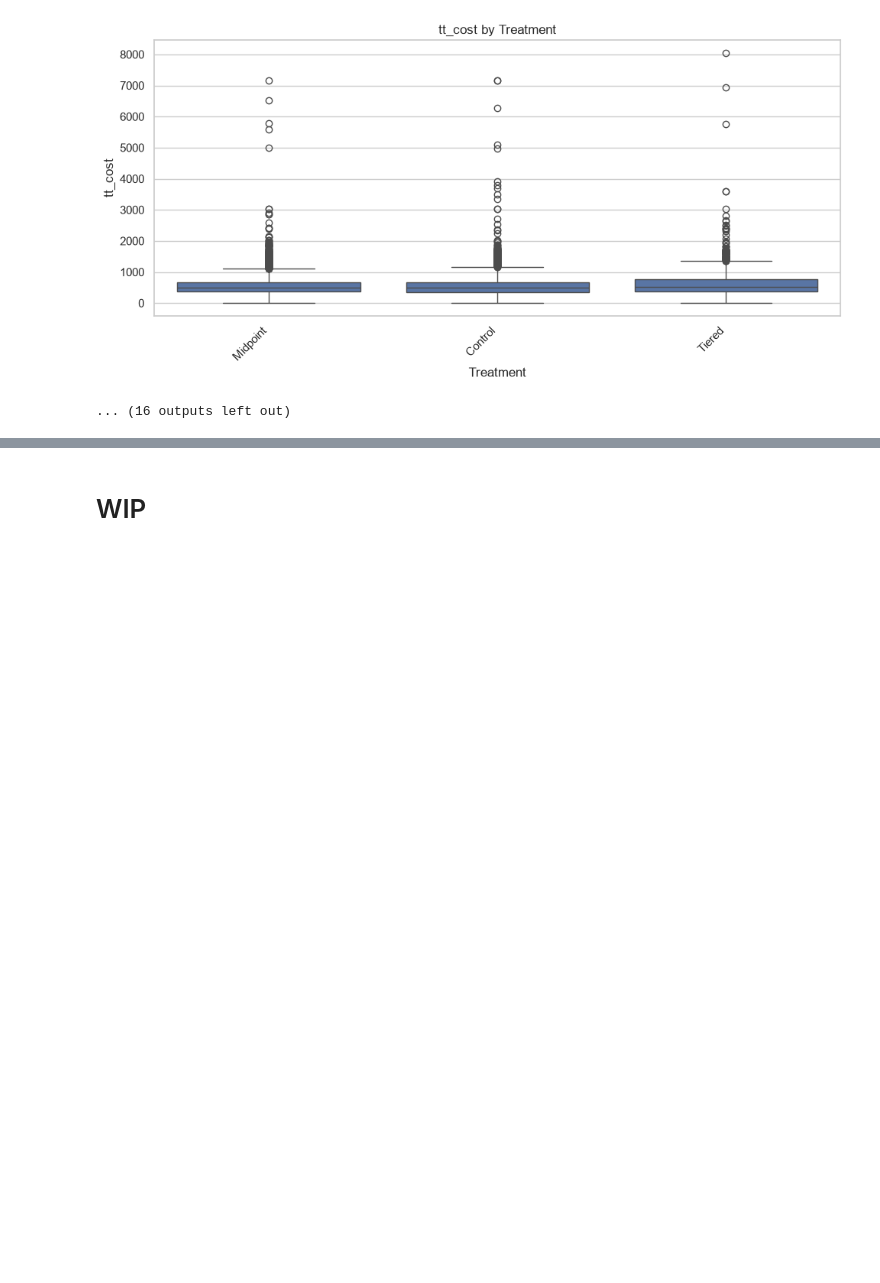
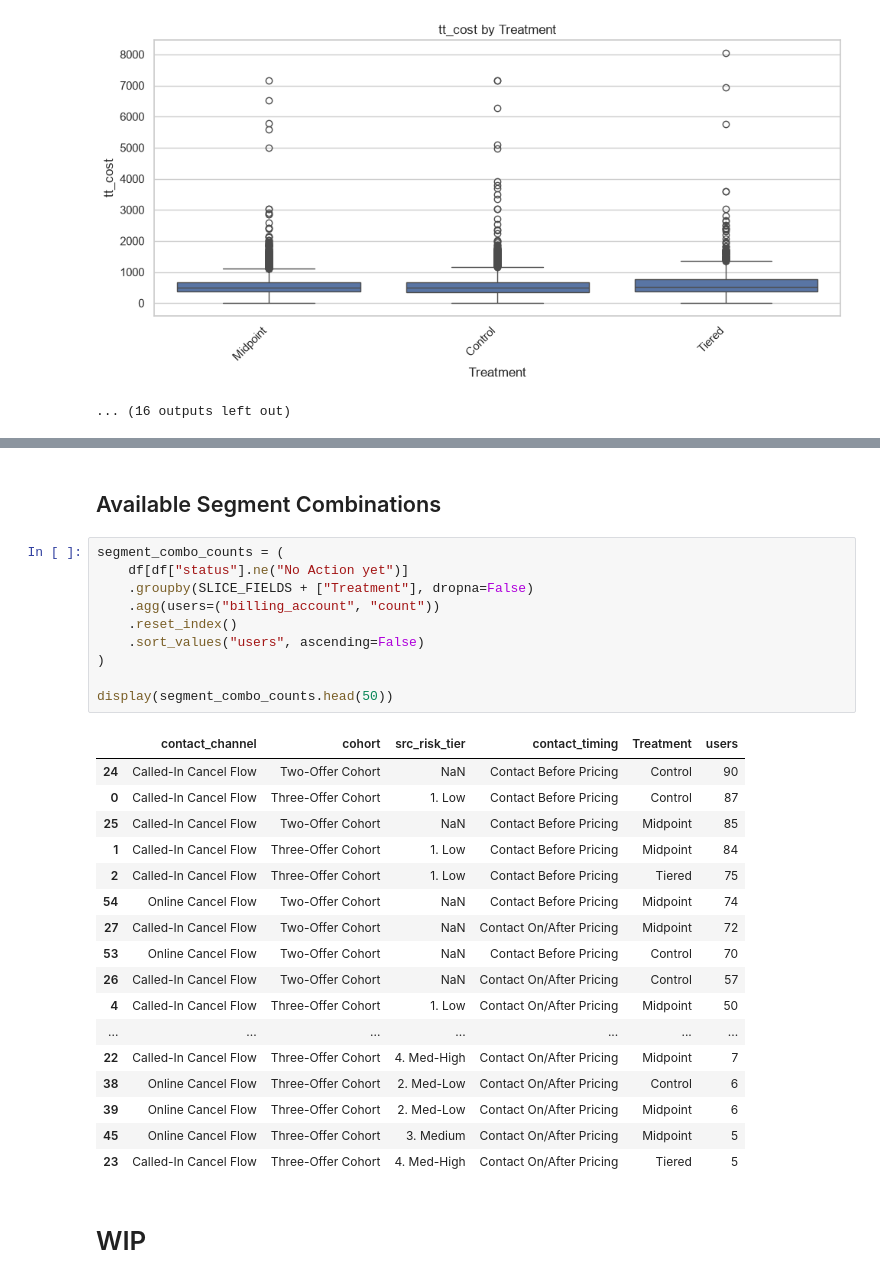
Before and after one commit to ying-gannett/stop_save_pChurn, a Jupyter notebook: src/notebooks/EDA.ipynb, the cells around one changed output, grey strips where cells are left out. Saved outputs shown, nothing was run; the diff lists cells and outputs as text; blank space fills up the shorter version.

```diff
--- a/src/notebooks/EDA.ipynb
+++ b/src/notebooks/EDA.ipynb
@@ -462,3 +633,33 @@ for segment in SEGMENT_FIELDS:
+# %% [markdown]
+## Available Segment Combinations
+# %%
+segment_combo_counts = (
+    df[df["status"].ne("No Action yet")]
+    .groupby(SLICE_FIELDS + ["Treatment"], dropna=False)
+    .agg(users=("billing_account", "count"))
+    .reset_index()
+    .sort_values("users", ascending=False)
+)
+
+display(segment_combo_counts.head(50))
+# %% [output]
+|  | contact_channel | cohort | src_risk_tier | contact_timing | Treatment | users |
+| 24 | Called-In Cancel Flow | Two-Offer Cohort | NaN | Contact Before Pricing | Control | 90 |
+| 0 | Called-In Cancel Flow | Three-Offer Cohort | 1. Low | Contact Before Pricing | Control | 87 |
+| 25 | Called-In Cancel Flow | Two-Offer Cohort | NaN | Contact Before Pricing | Midpoint | 85 |
+| 1 | Called-In Cancel Flow | Three-Offer Cohort | 1. Low | Contact Before Pricing | Midpoint | 84 |
+| 2 | Called-In Cancel Flow | Three-Offer Cohort | 1. Low | Contact Before Pricing | Tiered | 75 |
+| 54 | Online Cancel Flow | Two-Offer Cohort | NaN | Contact Before Pricing | Midpoint | 74 |
+| 27 | Called-In Cancel Flow | Two-Offer Cohort | NaN | Contact On/After Pricing | Midpoint | 72 |
+| 53 | Online Cancel Flow | Two-Offer Cohort | NaN | Contact Before Pricing | Control | 70 |
+| 26 | Called-In Cancel Flow | Two-Offer Cohort | NaN | Contact On/After Pricing | Control | 57 |
+| 4 | Called-In Cancel Flow | Three-Offer Cohort | 1. Low | Contact On/After Pricing | Midpoint | 50 |
+| ... | ... | ... | ... | ... | ... | ... |
+| 22 | Called-In Cancel Flow | Three-Offer Cohort | 4. Med-High | Contact On/After Pricing | Midpoint | 7 |
+| 38 | Online Cancel Flow | Three-Offer Cohort | 2. Med-Low | Contact On/After Pricing | Control | 6 |
+| 39 | Online Cancel Flow | Three-Offer Cohort | 2. Med-Low | Contact On/After Pricing | Midpoint | 6 |
+| 45 | Online Cancel Flow | Three-Offer Cohort | 3. Medium | Contact On/After Pricing | Midpoint | 5 |
+| 23 | Called-In Cancel Flow | Three-Offer Cohort | 4. Med-High | Contact On/After Pricing | Tiered | 5 |
 # %% [markdown]
 # WIP
 # %%
```
Also changed, not shown: parts of 9 cells of this notebook.
